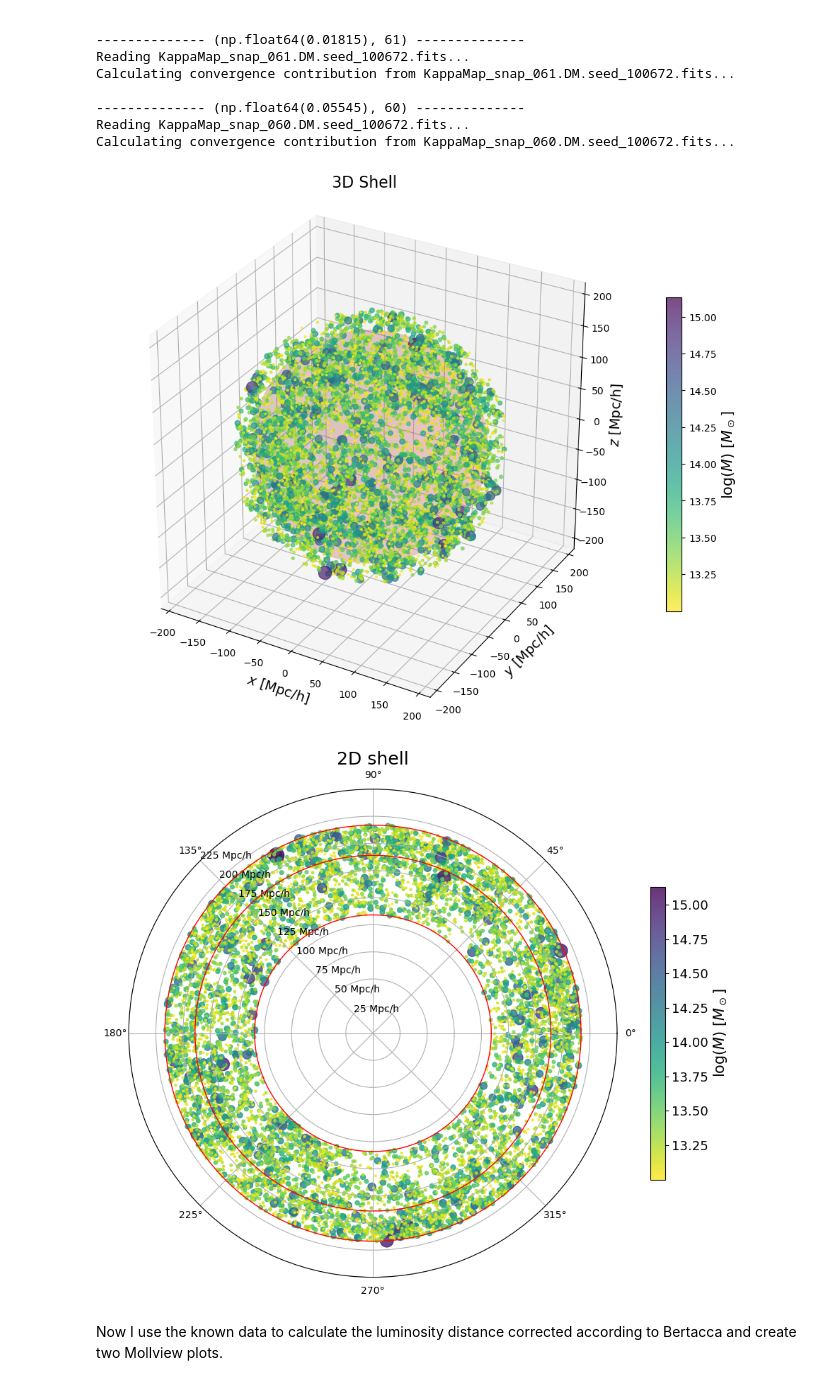
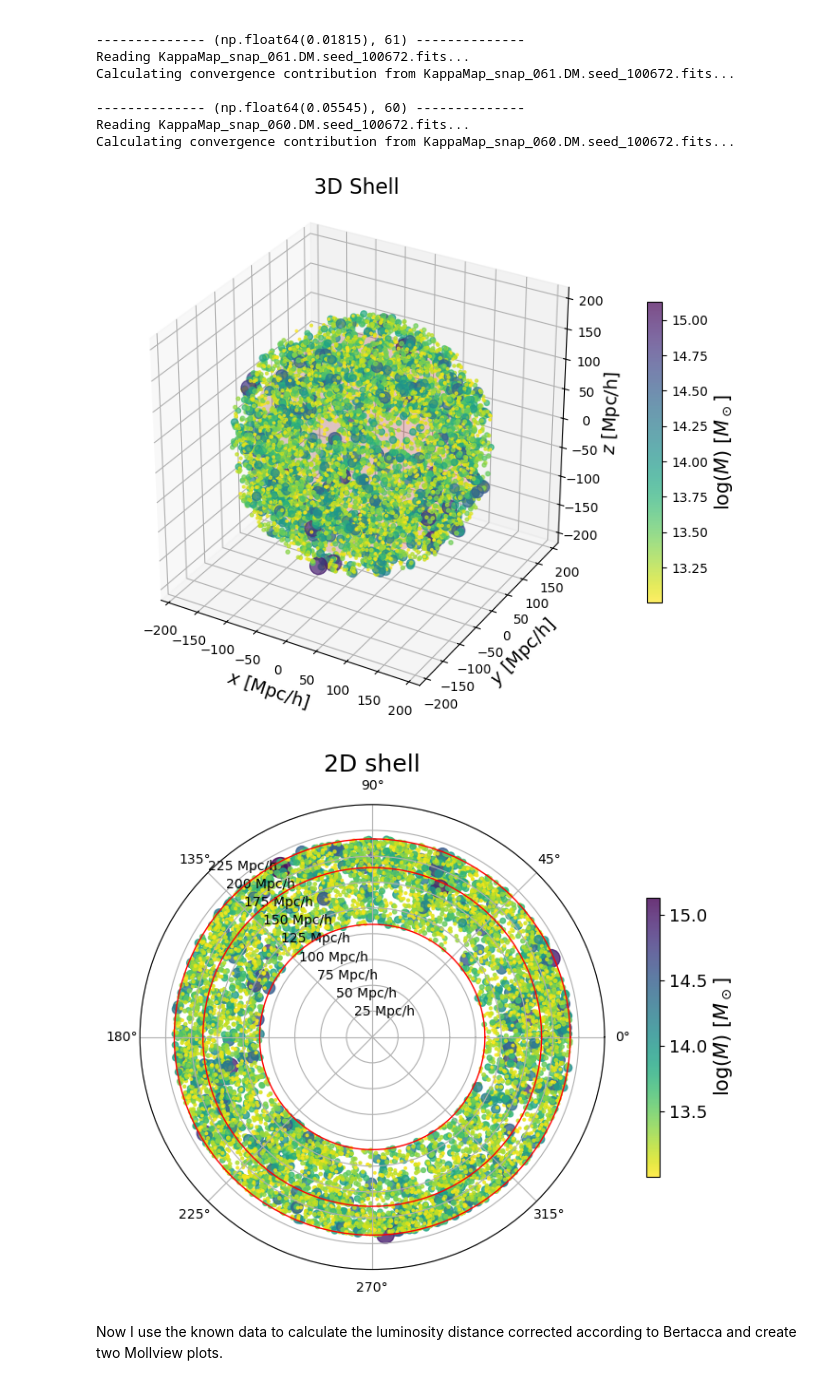
Before and after one commit to matteopicciolini/MasterThesis, a Jupyter notebook: Halos.ipynb, the cells around one changed output. Drawn from its saved outputs; the diff is of its cells as text; code cells hidden in the pictures.

```diff
--- a/Halos.ipynb
+++ b/Halos.ipynb
@@ -55,7 +132,7 @@ y_sfera = raggio * np.sin(phi) * np.sin(theta)
 z_sfera = raggio * np.cos(phi)
 
 # Crea il plot 3D
-fig = plt.figure(figsize=(12, 8))
+fig = plt.figure(figsize=(9, 6))
 ax = fig.add_subplot(111, projection='3d')
 
 # Scatter plot dei dati degli aloni
@@ -89,9 +166,9 @@ plt.tight_layout()
 # Mostra il grafico
 plt.show()
 # %% [output]
-[figure, old version]
+[figure, new version]
 # %%
-fig, ax = plt.subplots(subplot_kw={'projection': 'polar'}, figsize=(10, 8))  # Dimensioni aumentate
+fig, ax = plt.subplots(subplot_kw={'projection': 'polar'}, figsize=(9, 6))  # Dimensioni aumentate
 
 # Scatter plot: posizione degli aloni nel piano (distanza vs angolo azimutale)
 sc = ax.scatter(catalog_selection.phi, catalog_selection.distance/(10**3),
@@ -101,34 +178,34 @@ sc = ax.scatter(catalog_selection.phi, catalog_selection.distance/(10**3),
                 alpha=0.8)
 
 # Aggiungi cerchi con raggi specifici
 radii = [info.from_snapshot_get(snapshot_number, 'xstart')/(10**3),
          info.from_snapshot_get(snapshot_number, 'distance')/(10**3),
          info.from_snapshot_get(snapshot_number, 'xend')/(10**3)]
 
 for radius in radii:
     ax.plot(np.linspace(0, 2 * np.pi, 100), np.full(100, radius),
             lw=1, color='red')
 
 # Barra colori
 cb = plt.colorbar(sc, ax=ax, shrink=0.6)
 cb.set_label(rf'$\log(M)$ [$M_\odot$]', fontsize=15)
 cb.ax.tick_params(labelsize=13)
 
 # Configurazione degli assi
 ax.set_title('2D shell', fontsize=18)
 
 # Modifica dei label per coordinate polari
 ax.set_rlabel_position(135)
 
 
 ax.set_rticks([25, 50, 75, 100, 125, 150, 175, 200, 225])
 ax.set_yticklabels([f"{r} Mpc/h" for r in [25, 50, 75, 100, 125, 150, 175, 200, 225]])
 
 
 plt.tight_layout()
 plt.show()
 # %% [output]
-[figure, old version]
+[figure, new version]
 # %% [markdown]
 Now I use the known data to calculate the luminosity distance corrected according to Bertacca and create two Mollview plots.
 # %%
```
Also changed, not shown: parts of 17 cells of this notebook, 1 other file.
